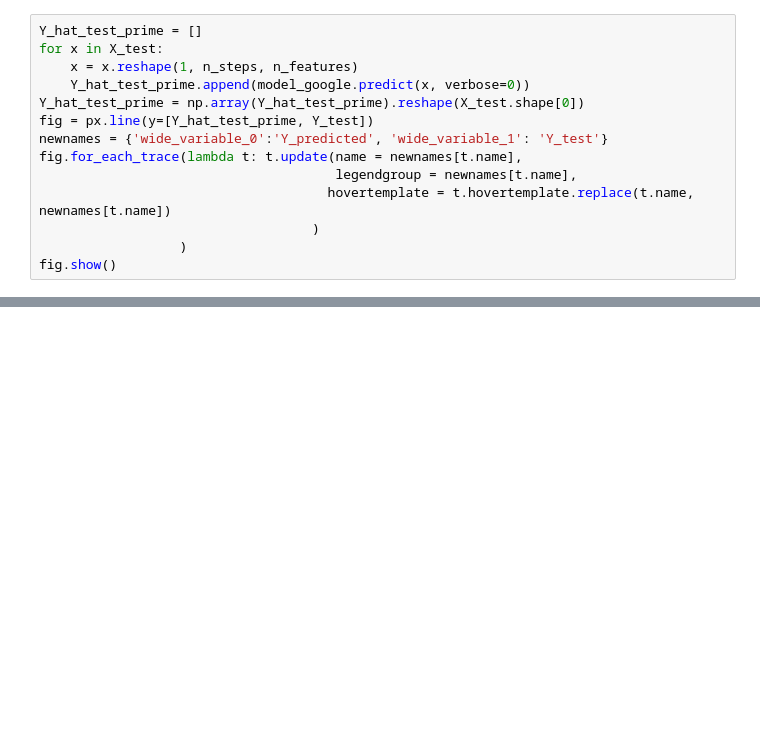
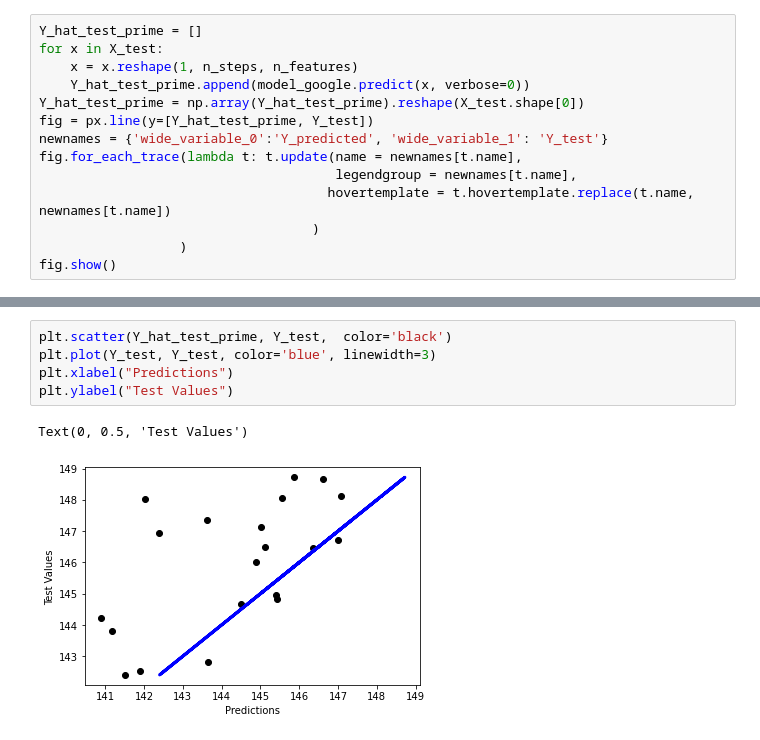
Before and after one commit to Lenflammeur/UCL-MSc_Project, a Jupyter notebook: univariate_cnn_forecasting.ipynb, the cells around one changed output, grey strips where cells are left out. Saved outputs shown, nothing was run; the diff lists cells and outputs as text; blank space fills up the shorter version.

```diff
--- a/univariate_cnn_forecasting.ipynb
+++ b/univariate_cnn_forecasting.ipynb
@@ -268,0 +280,8 @@ fig.show()
+# %%
+plt.scatter(Y_hat_test_prime, Y_test,  color='black')
+plt.plot(Y_test, Y_test, color='blue', linewidth=3)
+plt.xlabel("Predictions")
+plt.ylabel("Test Values")
+# %% [output]
+Text(0, 0.5, 'Test Values')
+[figure, added]
```
Also changed, not shown: parts of 12 cells of this notebook, 1 other file.
